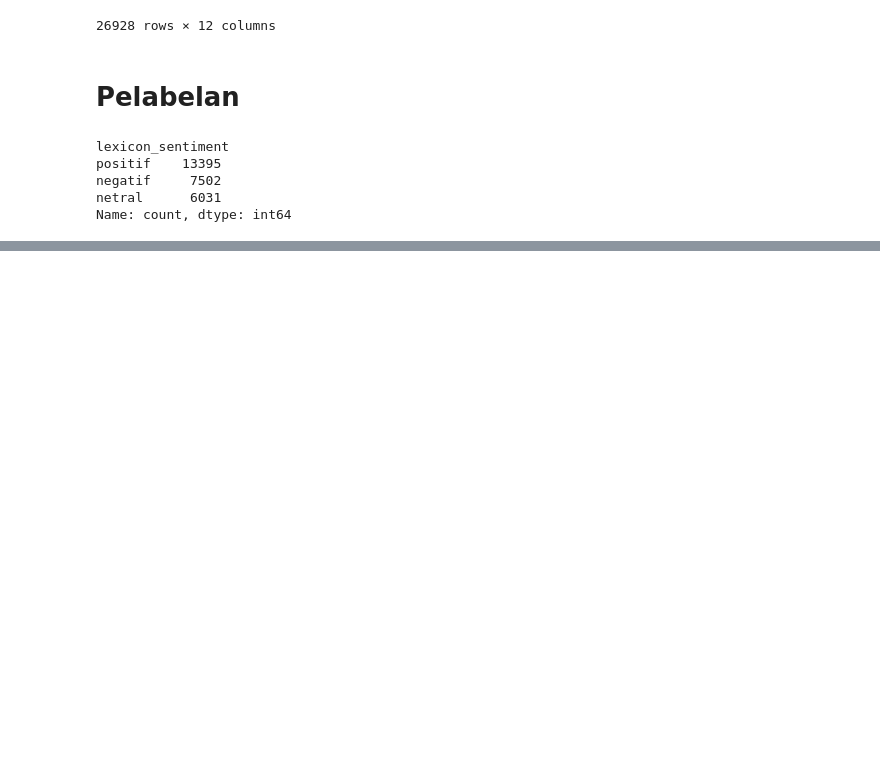
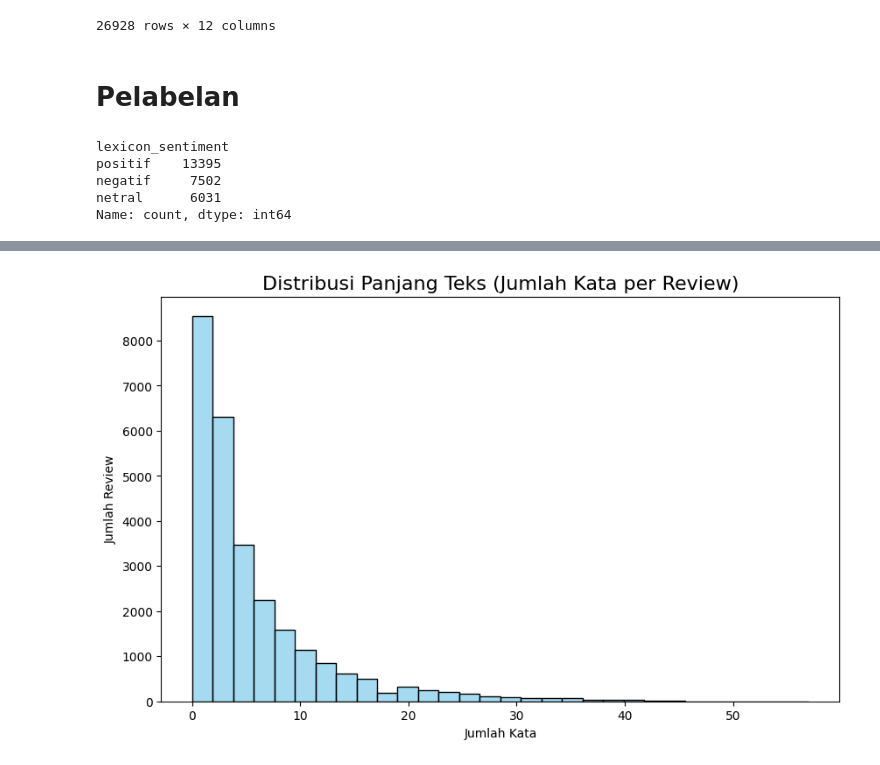
Before and after one commit to MuhDila/Submisssion_Proyek_Analisis_Sentimen, a Jupyter notebook: sentiment_analysis_model.ipynb, the cells around one changed output, grey strips where cells are left out. Drawn from its saved outputs; the diff is of its cells as text; code cells hidden in the pictures; blank space fills up the shorter version.

```diff
--- a/sentiment_analysis_model.ipynb
+++ b/sentiment_analysis_model.ipynb
@@ -229,0 +340,13 @@ Jumlah kata di lexicon_negative: 6607
+# %%
+# Tambahkan kolom panjang teks (jumlah kata)
+clean_df['text_length'] = clean_df['text_akhir'].apply(lambda x: len(x.split()))
+
+# Visualisasi panjang teks
+plt.figure(figsize=(10, 6))
+sns.histplot(clean_df['text_length'], bins=30, color='skyblue')
+plt.title('Distribusi Panjang Teks (Jumlah Kata per Review)', fontsize=16)
+plt.xlabel('Jumlah Kata')
+plt.ylabel('Jumlah Review')
+plt.show()
+# %% [output]
+[figure, added]
```
Also changed, not shown: parts of 8 cells of this notebook.
